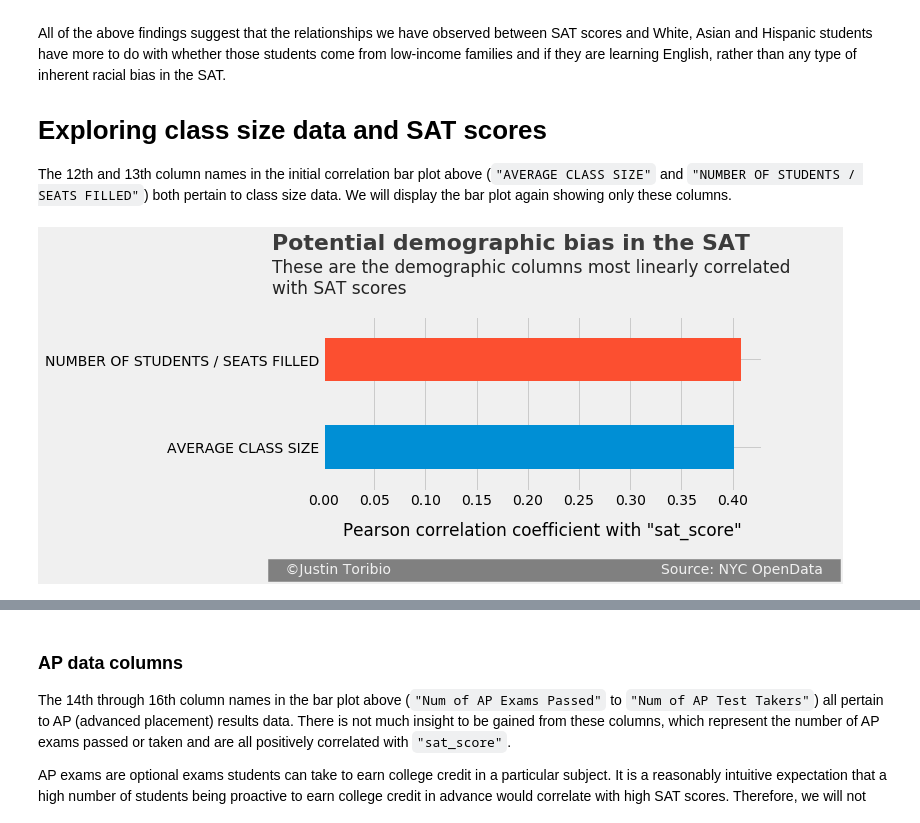
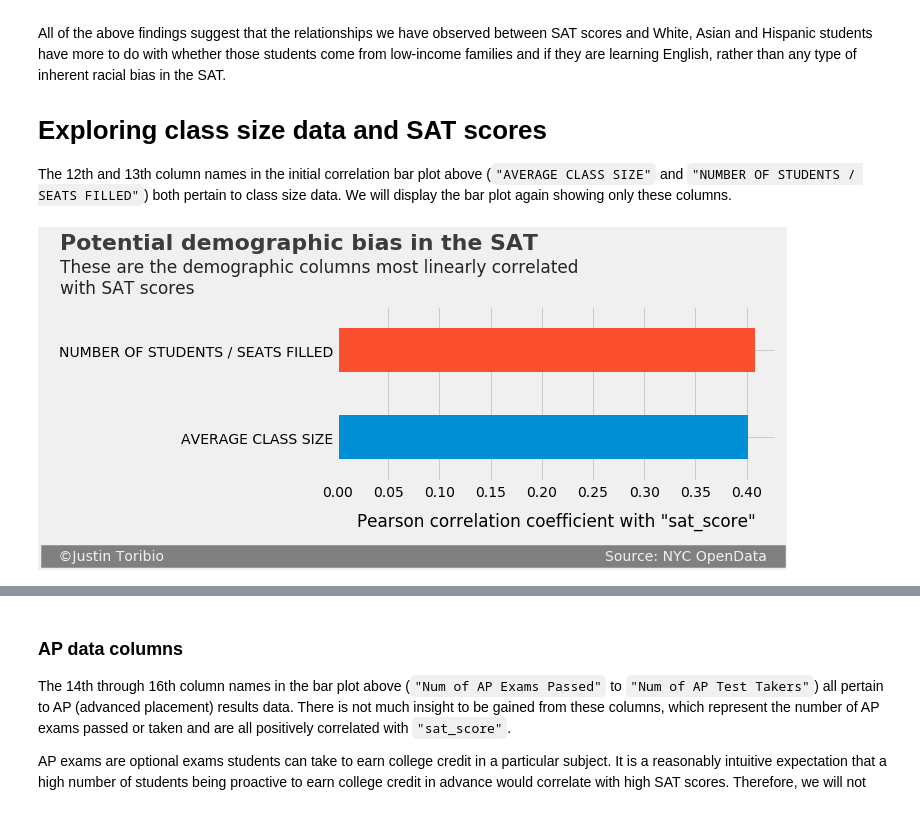
Before and after one commit to JustinToribio/analyzing-the-sat, a Jupyter notebook: notebooks/1.0-jt-analyze-the-sat.ipynb, the cells around one changed output, grey strips where cells are left out. Cells and saved outputs as stored; diff of their text form; code cells hidden in the pictures.

Commit message:
notebook: class size visuals and initial hypothesis drafted

```diff
--- a/notebooks/1.0-jt-analyze-the-sat.ipynb
+++ b/notebooks/1.0-jt-analyze-the-sat.ipynb
@@ -951,17 +951,17 @@ The 12th and 13th column names in the initial correlation bar plot above (`"AVER
 # %%
 # Assign the column names to be viewed and the text of the bar plot to
 # variables.
 columns = ["AVERAGE CLASS SIZE", "NUMBER OF STUDENTS / SEATS FILLED"]
 title = "Potential demographic bias in the SAT"
 subtitle = ("These are the demographic columns most linearly correlated\n"
             "with SAT scores")
 x_axis_label = 'Pearson correlation coefficient with "sat_score"'
 
 # Create and display the bar plot.
 corr_bar_plot(data, "sat_score", columns=columns,
               fig_size=(7, 3), x_axis_label=x_axis_label,
-              title=title, title_y_adj=-2.75, title_x_adj=-.05,
-              sub=subtitle, sub_y_adj=-1.25, sub_x_adj=-.05,
-              sig_y_adj=2.55, sig_x_adj=-.05, sig_space_adj=58)
+              title=title, title_y_adj=-2.85, title_x_adj=-.271,
+              sub=subtitle, sub_y_adj=-1.35, sub_x_adj=-.271,
+              sig_y_adj=2.6, sig_x_adj=-.285, sig_space_adj=96)
 # %% [output]
-[figure, old version]
+[figure, new version]
```
Also changed, not shown: parts of 7 cells of this notebook.
